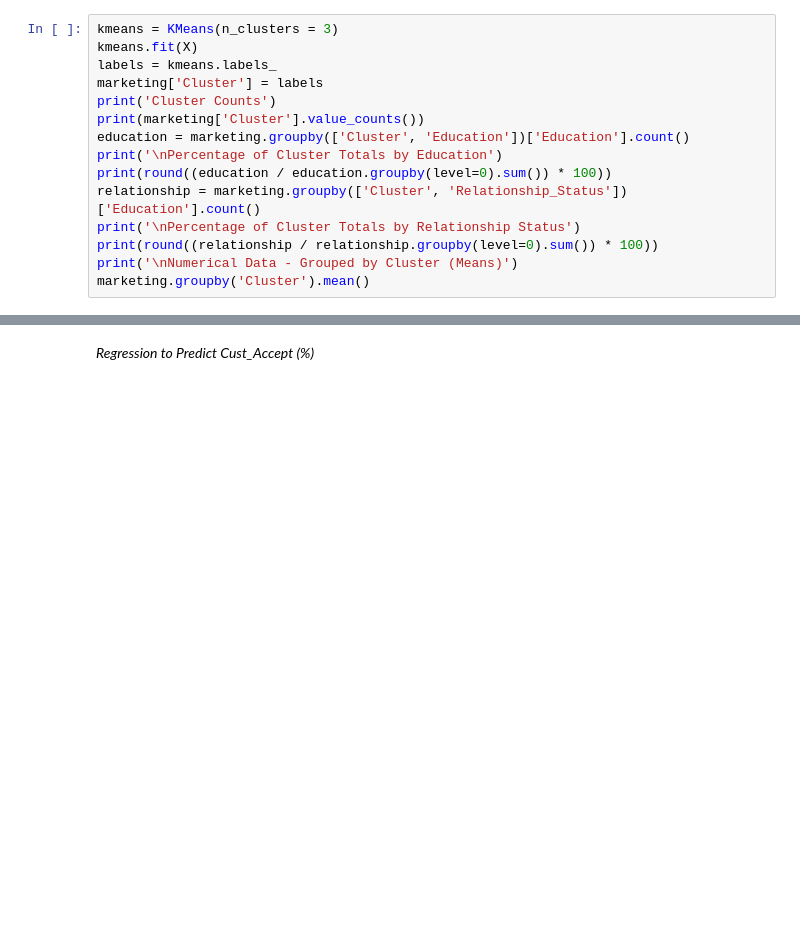
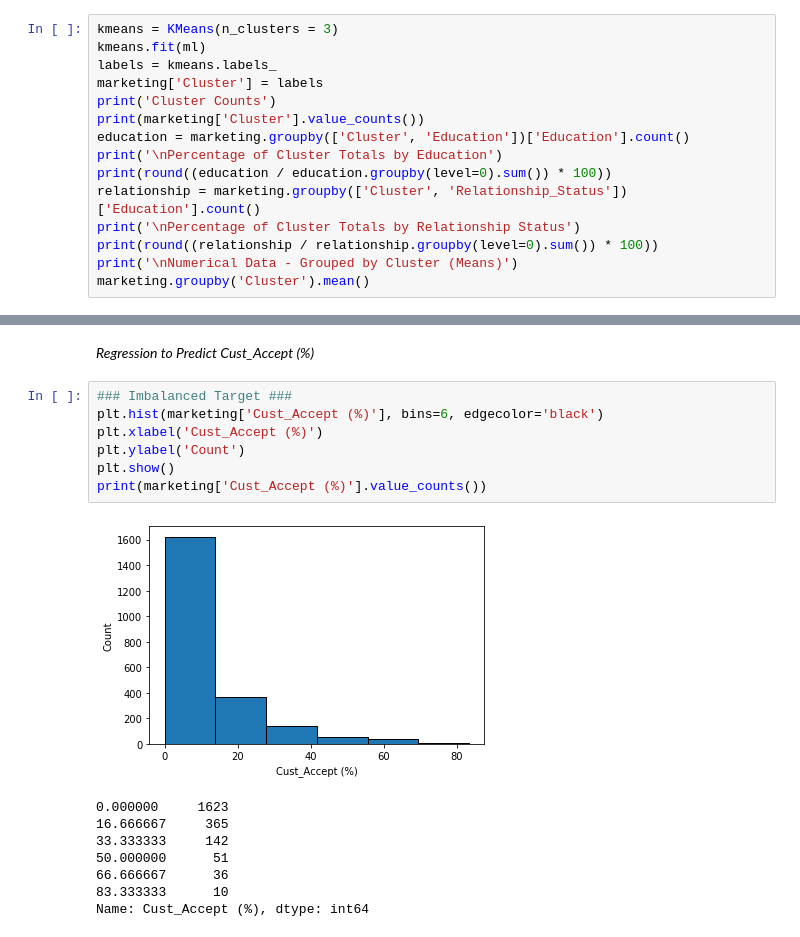
Before and after one commit to RachidRezzik/Market_Camp, a Jupyter notebook: Machine_Learning.ipynb, the cells around one changed output, grey strips where cells are left out. Saved outputs shown, nothing was run; the diff lists cells and outputs as text; blank space fills up the shorter version.

```diff
--- a/Machine_Learning.ipynb
+++ b/Machine_Learning.ipynb
@@ -115,6 +111,6 @@ Text(0.5, 1.0, 'Elbow Plot')
 # %%
 kmeans = KMeans(n_clusters = 3)
-kmeans.fit(X)
+kmeans.fit(ml)
 labels = kmeans.labels_
 marketing['Cluster'] = labels
 print('Cluster Counts')
@@ -153,5 +149,21 @@ Numerical Data - Grouped by Cluster (Means)
 # %% [markdown]
 *Regression to Predict Cust_Accept (%)*
+# %%
+### Imbalanced Target ###
+plt.hist(marketing['Cust_Accept (%)'], bins=6, edgecolor='black')
+plt.xlabel('Cust_Accept (%)')
+plt.ylabel('Count')
+plt.show()
+print(marketing['Cust_Accept (%)'].value_counts())
+# %% [output]
+[figure, added]
+0.000000     1623
+16.666667     365
+33.333333     142
+50.000000      51
+66.666667      36
+83.333333      10
+Name: Cust_Accept (%), dtype: int64
 # %%
 ### Random Forest Regressor, HyperParameter Tuning ###
 from sklearn.ensemble import RandomForestRegressor
```
Also changed, not shown: parts of 6 cells of this notebook.
